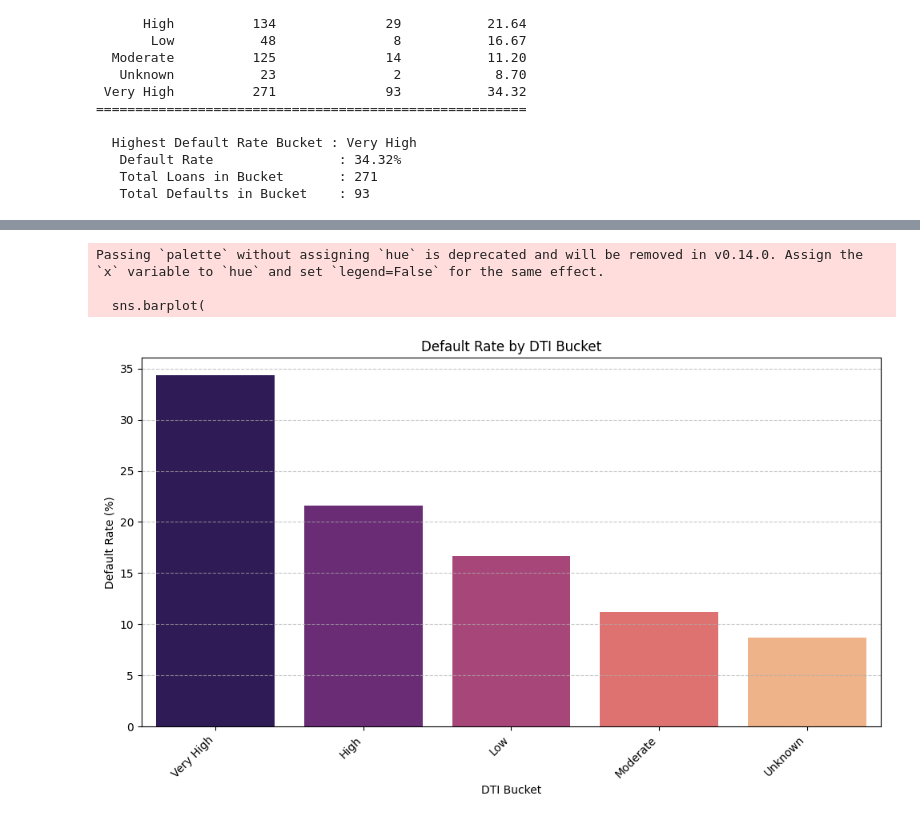
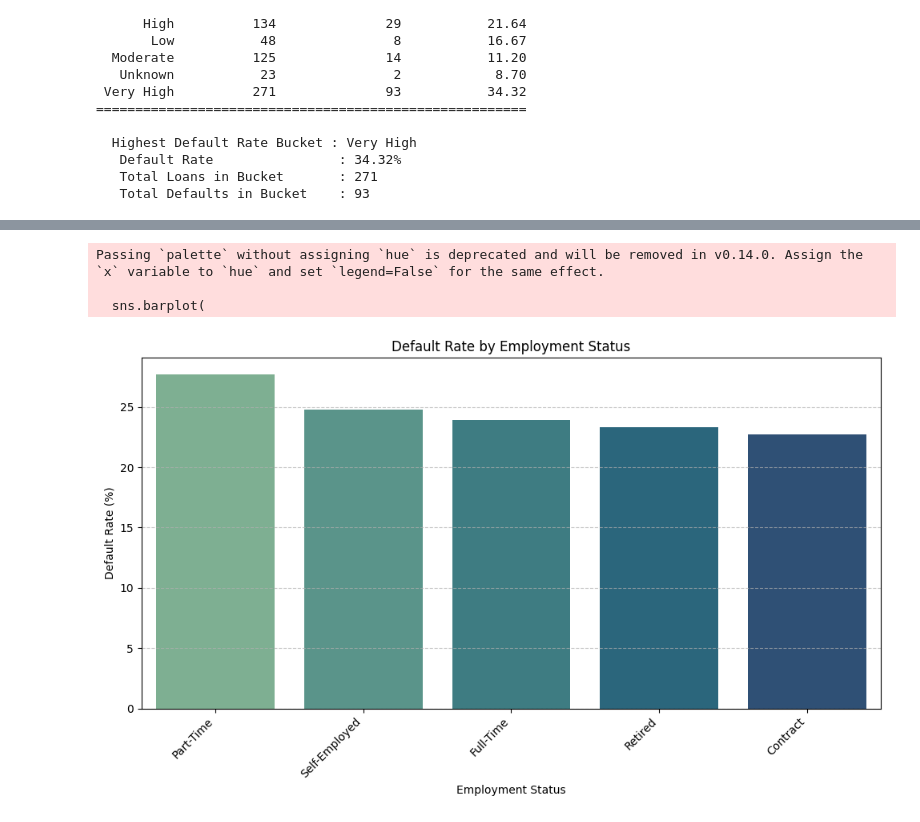
Before and after one commit to makoo700/Loan-Default-Risk-Analysis, a Jupyter notebook: Loan_Default_Risk_Analysis.ipynb, the cells around one changed output, grey strips where cells are left out. Cells and saved outputs as stored; diff of their text form; code cells hidden in the pictures.

Commit message:
python analysis

```diff
--- a/Loan_Default_Risk_Analysis.ipynb
+++ b/Loan_Default_Risk_Analysis.ipynb
@@ -200,0 +335,24 @@ dti_bucket  Total_Loans  Total_Defaults  Default_Rate_%
+# %%
+employment_analysis = df.groupby('employment_status').agg(
+    Total_Loans = ('defaulted', 'count'),
+    Total_Defaults = ('defaulted', 'sum'),
+).reset_index()
+
+employment_analysis['Default_Rate_%'] = (employment_analysis['Total_Defaults'] /
+                                         employment_analysis['Total_Loans'] * 100).round(2)
+
+employment_analysis = employment_analysis.sort_values(
+    'Default_Rate_%', ascending=False
+).reset_index(drop=True)
+# Highlight the highest default rate status
+highest_employment_default = employment_analysis.iloc[0]
+
+print("=" * 55)
+print("        DEFAULT RATE BY EMPLOYMENT STATUS")
+print("=" * 55)
+print(employment_analysis.to_string(index=False))
+print("=" * 55)
+print(f"\n  Highest Default Rate Status : {highest_employment_default['employment_status']}")
+print(f"   Default Rate                : {highest_employment_default['Default_Rate_%']}% ")
+print(f"   Total Loans in Status       : {int(highest_employment_default['Total_Loans'])}")
+print(f"   Total Defaults in Status    : {int(highest_employment_default['Total_Defaults'])}")
@@ -201,22 +375,25 @@ dti_bucket  Total_Loans  Total_Defaults  Default_Rate_%
 # %%
-# Visualize Default Rate by DTI Bucket
+import matplotlib.pyplot as plt
+import seaborn as sns
+
+# Create the bar plot for default rate by employment status
 plt.figure(figsize=(10, 6))
 sns.barplot(
-    x='dti_bucket',
+    x='employment_status',
     y='Default_Rate_%',
-    data=dti_analysis.sort_values(by='Default_Rate_%', ascending=False),
-    palette='magma'
+    data=employment_analysis.sort_values(by='Default_Rate_%', ascending=False),
+    palette='crest'
 )
 
-plt.title('Default Rate by DTI Bucket')
-plt.xlabel('DTI Bucket')
+plt.title('Default Rate by Employment Status')
+plt.xlabel('Employment Status')
 plt.ylabel('Default Rate (%)')
 plt.xticks(rotation=45, ha='right')
 plt.grid(axis='y', linestyle='--', alpha=0.7)
 plt.tight_layout()
 plt.show()
 # %% [output]
 Passing `palette` without assigning `hue` is deprecated and will be removed in v0.14.0. Assign the `x` variable to `hue` and set `legend=False` for the same effect.
 
   sns.barplot(
-[figure, old version]
+[figure, new version]
```
Also changed, not shown: parts of 8 cells of this notebook.
